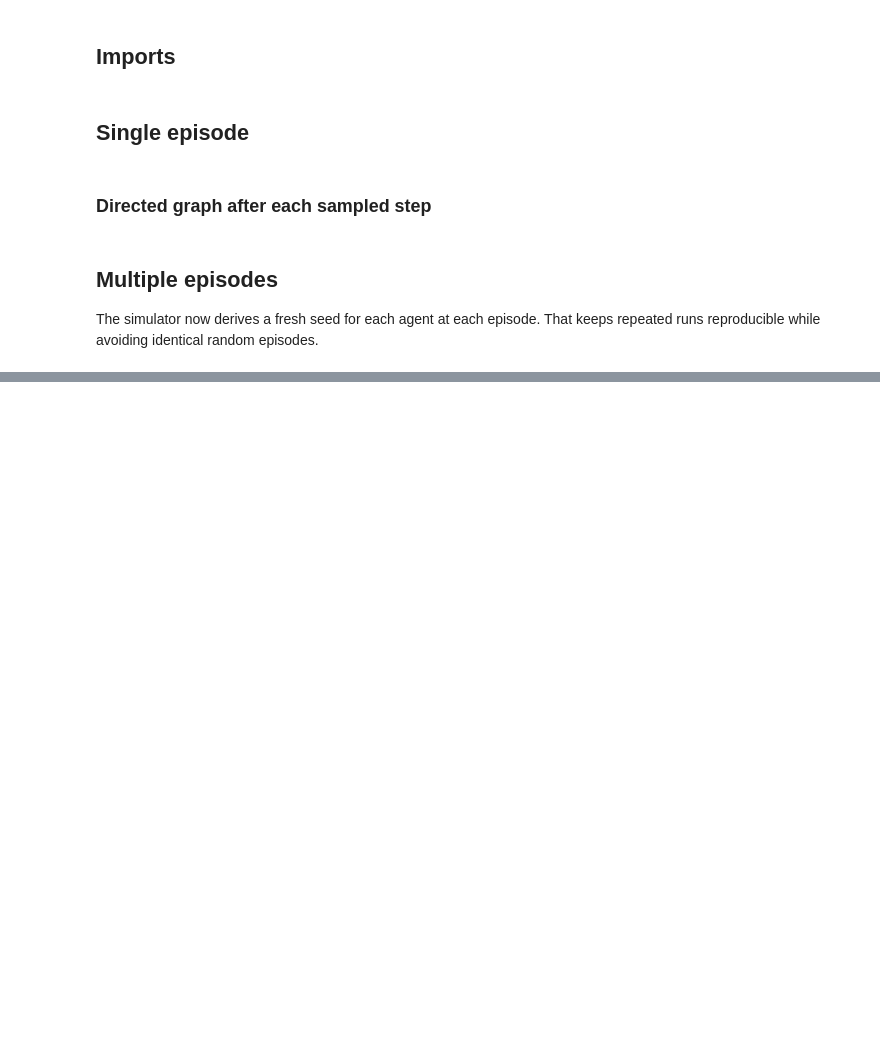
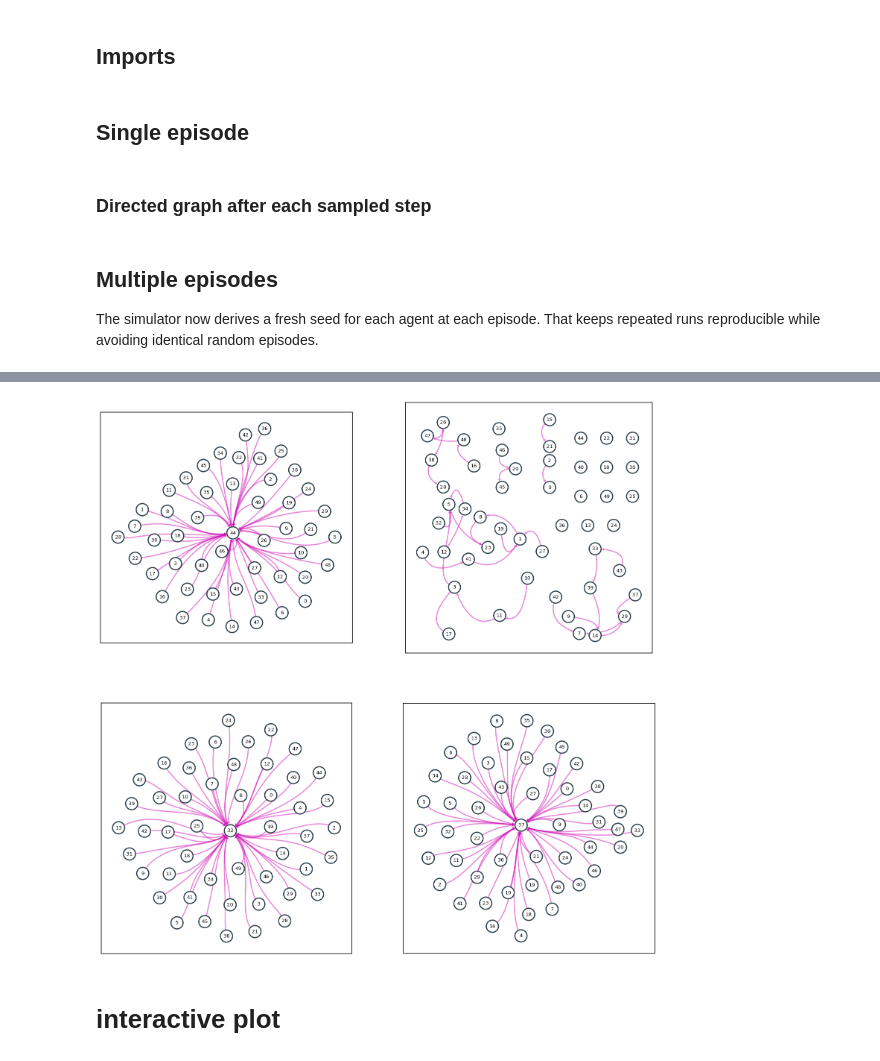
Before and after one commit to hdahmou/Network_creation, a Jupyter notebook: notebooks/simulation_examples.ipynb, the cells around one changed output, grey strips where cells are left out. Drawn from its saved outputs; the diff is of its cells as text; code cells hidden in the pictures; blank space fills up the shorter version.

```diff
--- a/notebooks/simulation_examples.ipynb
+++ b/notebooks/simulation_examples.ipynb
@@ -202,38 +194,26 @@ state_history_result.graphs[0].to_dict_dict()
 # %%
-from netgraph import Graph
-import networkx as nx
-import matplotlib as mpl
+nb_subplots = 4
+graphs = [
+    g_t[-1].to_networkx(vertex_attr_hashable="name")
+    for g_t in state_history_observer._runs_graphs[:nb_subplots]
+]
 
+ncols = 2
+nrows = int(np.ceil(nb_subplots / ncols))
+fig, axes = plt.subplots(
+    nrows=nrows, ncols=ncols, figsize=(8 * ncols, 8 * nrows), dpi=120
+)
 
-def draw_network(graph: nx.DiGraph):
-    node_labels = {n: str(n) for n in graph.nodes()}
-    mpl.rcParams.update(mpl.rcParamsDefault)
-    _, ax = plt.subplots(nrows=1, ncols=1, figsize=(8, 8), dpi=120)
-    return Graph(
-        graph=graph,
-        node_labels=node_labels,
-        edge_label_fontdict=dict(
-            size=8,
-            fontweight="normal",
-            color="b",
-            bbox=dict(
-                boxstyle="round", ec=(1.0, 1.0, 1.0), fc=(1.0, 1.0, 1.0), alpha=0.9
-            ),
-        ),
-        node_layout="spring",
-        node_layout_kwargs={"pad_by": 0.01},
-        edge_layout="curved",
-        node_shape="o",
-        node_label_fontdict=dict(size=8, fontweight="normal"),
-        node_size=3,
-        edge_width=0.5,
-        edge_color="#d111b7",
-        arrows=True,
-        ax=ax,
-    )
+axes = np.ravel(axes)
 
+for graph, ax in zip(graphs, axes):
+    res = draw_network(graph=graph, ax=ax)
+    ax.patch.set_edgecolor("black")
+    ax.patch.set_linewidth(1)
 
-res = draw_network(
-    state_history_result.graphs[-1].to_networkx(vertex_attr_hashable="name")
-)
-res
+for ax in axes[len(graphs) :]:
+    ax.set_visible(False)  # or: fig.delaxes(ax)
+
+plt.show()
+# %% [output]
+[figure, added]
@@ -290,3 +230,5 @@ plot_graph_history(
     max_cols=4,
 )
 plt.show()
+# %% [markdown]
+# interactive plot
```
Also changed, not shown: parts of 12 cells of this notebook, 5 other files.
